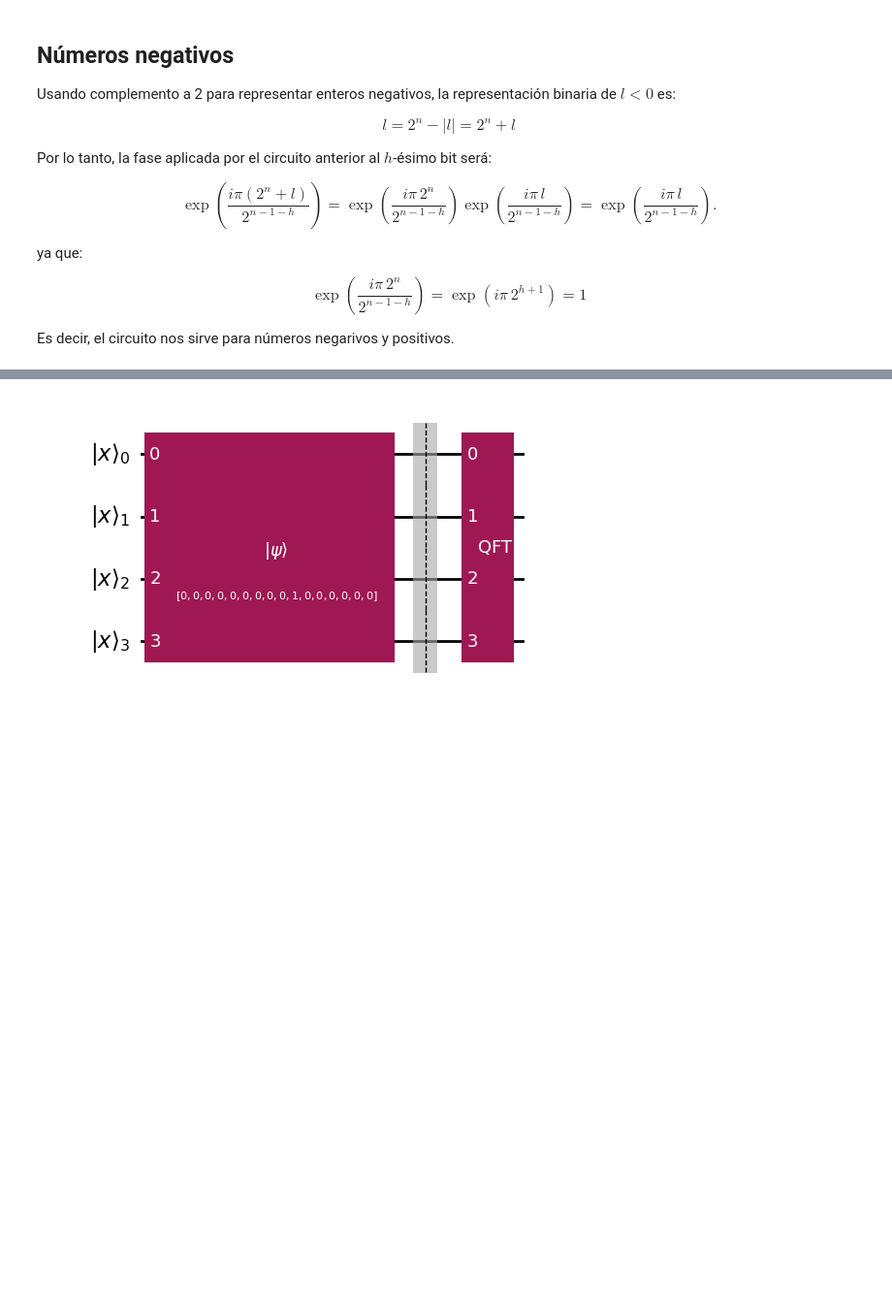
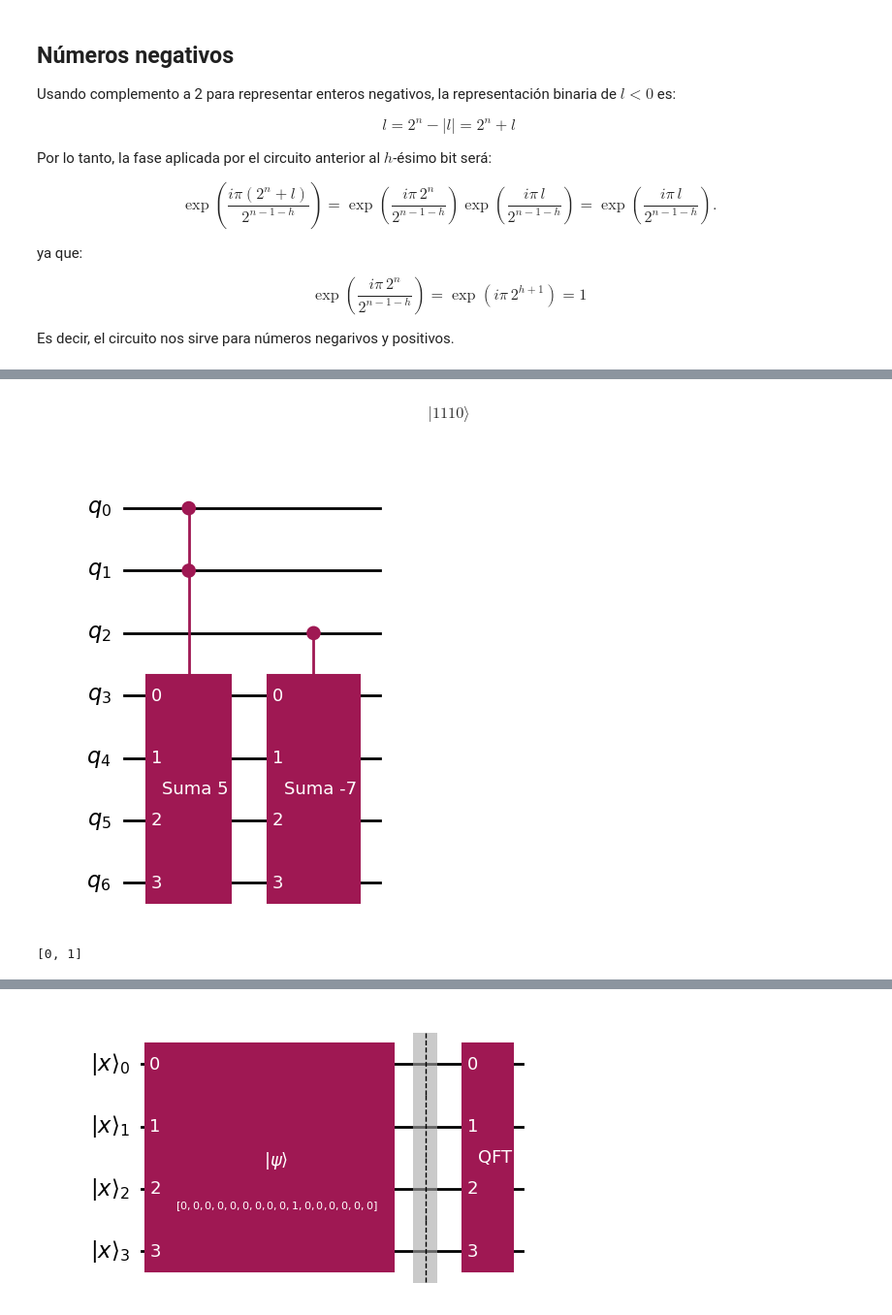
Before and after one commit to tarabelo/PIAC-2526, a Jupyter notebook: 06_Búsqueda_adaptativa_de_Grover_(GAS).ipynb, the cells around one changed output, grey strips where cells are left out. Shown at 97% size. Saved outputs shown, nothing was run; the diff lists cells and outputs as text; code cells hidden in the pictures; blank space fills up the shorter version.

```diff
--- a/06_Búsqueda_adaptativa_de_Grover_(GAS).ipynb
+++ b/06_Búsqueda_adaptativa_de_Grover_(GAS).ipynb
@@ -154,0 +177,26 @@ $$\frac{1}{4} |0000\rangle+(-0.2309698831 - 0.0956708581 i) |0001\rangle+(0.1767
+# %%
+# Aplica la QFT inversa
+from qiskit.circuit.library import QFTGate
+
+qc_inverso = qc.compose(QFTGate(n).inverse())
+
+e = Statevector.from_instruction(qc_inverso)
+e.draw('latex')
+# %% [output]
+$$ |1110\rangle$$
+# %%
+# Probamos con puertas controladas
+qbits = [0,1,2]
+ancillas = [3,4,5,6]
+qc = QuantumCircuit(len(qbits)+len(ancillas))
+suma5 = pAddGate(5, len(ancillas), True, 2)
+resta7 = pAddGate(-7, len(ancillas), True, 1)
+qc.append(suma5, qbits[:2]+ancillas)  # primero los qubits de control, luego los target
+qc.append(resta7, [qbits[2]]+ancillas)  # primero los qubits de control, luego los target
+qc.draw("mpl")
+# %% [output]
+[figure, added]
+# %%
+qbits[:2]
+# %% [output]
+[0, 1]
```
Also changed, not shown: parts of 6 cells of this notebook.
